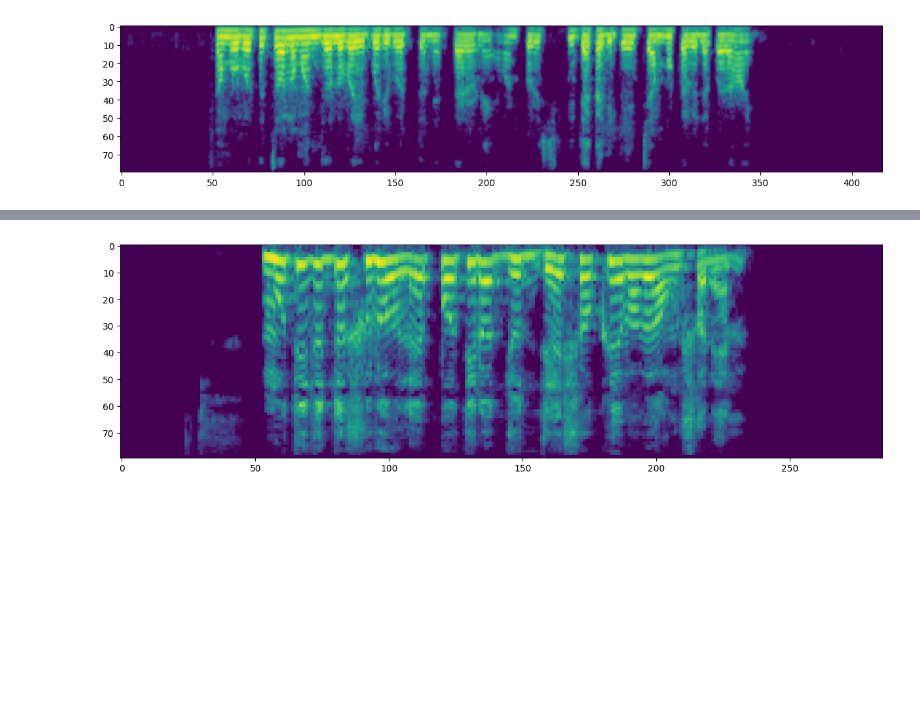
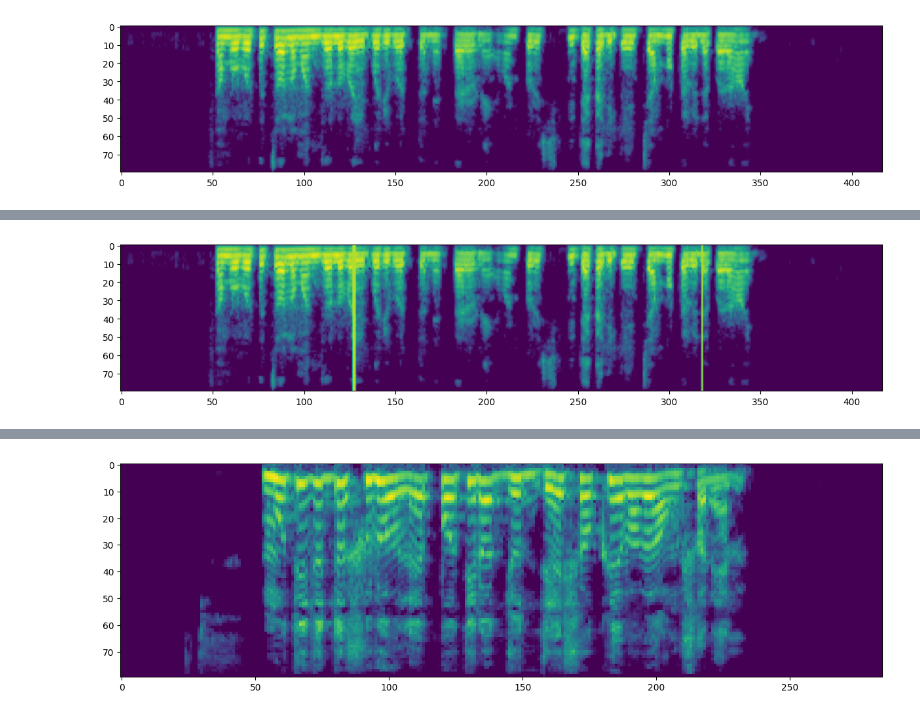
Before and after one commit to SamratThapa120/bengali-speech-recognition, a Jupyter notebook: notebooks/EDA_augmenta.ipynb, the cells around one changed output, grey strips where cells are left out. Cells and saved outputs as stored; diff of their text form; code cells hidden in the pictures; blank space fills up the shorter version.

```diff
--- a/notebooks/EDA_augmenta.ipynb
+++ b/notebooks/EDA_augmenta.ipynb
@@ -65,3 +71,10 @@ mel_transorm_train = ComposeAll([
+# %%
+spg = mel_transorm_train(audio)
+plt.figure(figsize=(15,5))
+plt.imshow(spg)
+plt.show()
+# %% [output]
+[figure, added]
 # %%
 import random
 # %%
```
Also changed, not shown: parts of 5 cells of this notebook, 2 other files.
